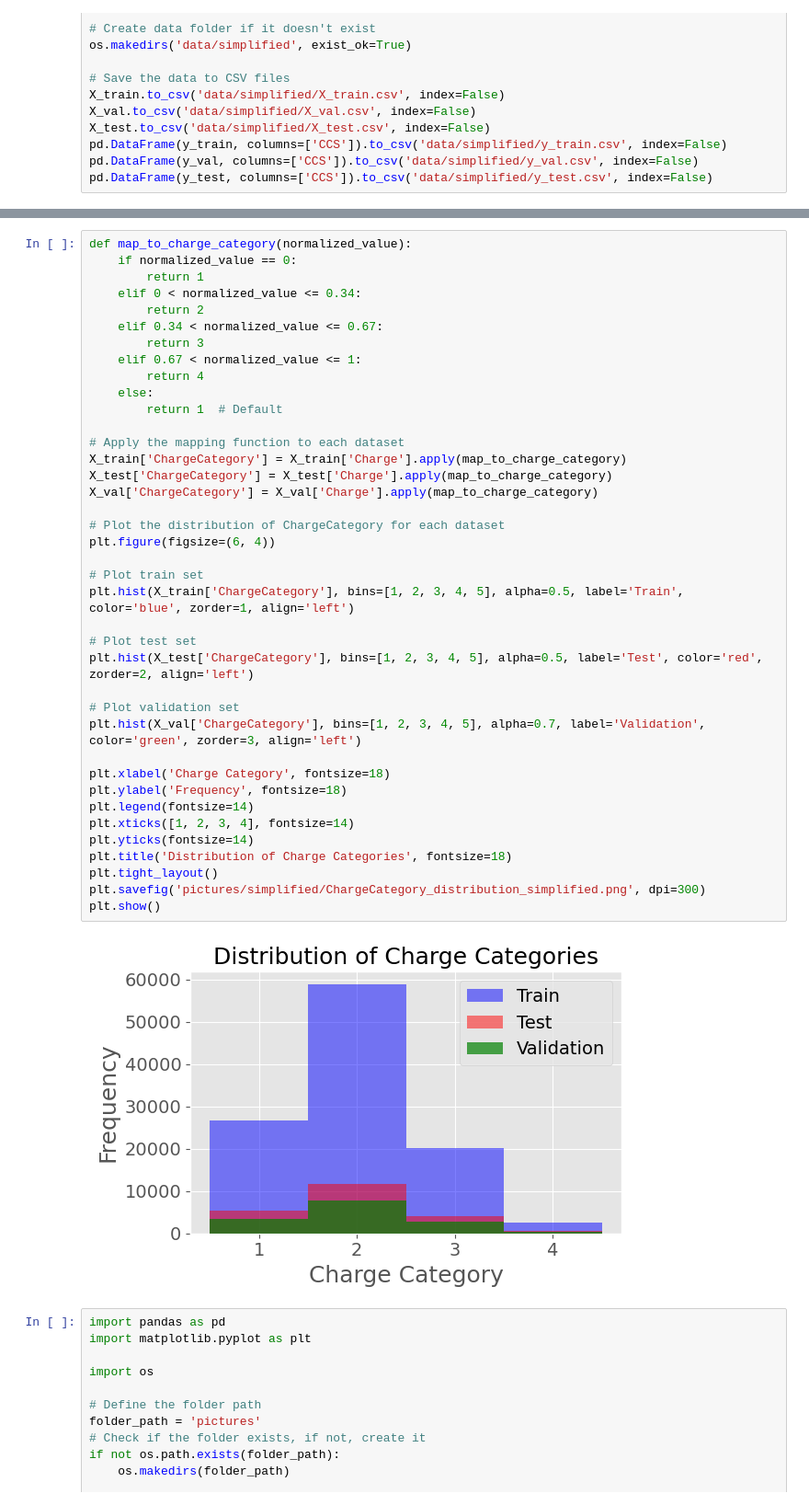
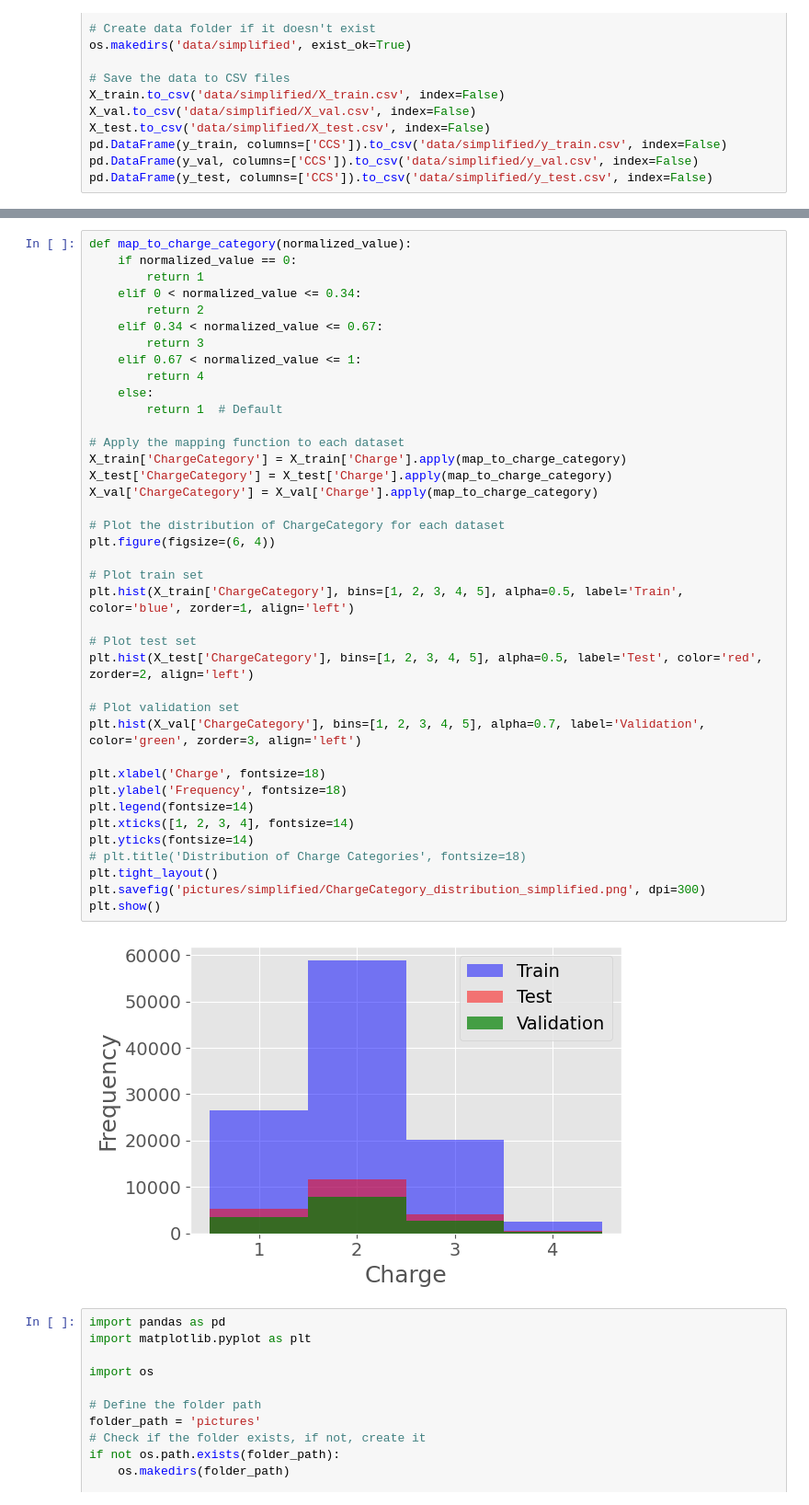
Before and after one commit to PaulSchwarze/PBL_Ion_Mobility, a Jupyter notebook: data_prep_simplified.ipynb, the cells around one changed output, grey strips where cells are left out. Shown: that part at 92% size. Cells and saved outputs as stored; diff of their text form.

```diff
--- a/data_prep_simplified.ipynb
+++ b/data_prep_simplified.ipynb
@@ -343,36 +363,36 @@ def map_to_charge_category(normalized_value):
     elif 0.67 < normalized_value <= 1:
         return 4
     else:
         return 1  # Default
 
 # Apply the mapping function to each dataset
 X_train['ChargeCategory'] = X_train['Charge'].apply(map_to_charge_category)
 X_test['ChargeCategory'] = X_test['Charge'].apply(map_to_charge_category)
 X_val['ChargeCategory'] = X_val['Charge'].apply(map_to_charge_category)
 
 # Plot the distribution of ChargeCategory for each dataset
 plt.figure(figsize=(6, 4))
 
 # Plot train set
 plt.hist(X_train['ChargeCategory'], bins=[1, 2, 3, 4, 5], alpha=0.5, label='Train', color='blue', zorder=1, align='left')
 
 # Plot test set
 plt.hist(X_test['ChargeCategory'], bins=[1, 2, 3, 4, 5], alpha=0.5, label='Test', color='red', zorder=2, align='left')
 
 # Plot validation set
 plt.hist(X_val['ChargeCategory'], bins=[1, 2, 3, 4, 5], alpha=0.7, label='Validation', color='green', zorder=3, align='left')
 
-plt.xlabel('Charge Category', fontsize=18)
+plt.xlabel('Charge', fontsize=18)
 plt.ylabel('Frequency', fontsize=18)
 plt.legend(fontsize=14)
 plt.xticks([1, 2, 3, 4], fontsize=14)
 plt.yticks(fontsize=14)
-plt.title('Distribution of Charge Categories', fontsize=18)
+# plt.title('Distribution of Charge Categories', fontsize=18)
 plt.tight_layout()
 plt.savefig('pictures/simplified/ChargeCategory_distribution_simplified.png', dpi=300)
 plt.show()
 # %% [output]
-[figure, old version]
+[figure, new version]
 # %%
 import pandas as pd
 import matplotlib.pyplot as plt
```
Also changed, not shown: parts of 2 cells of this notebook.
